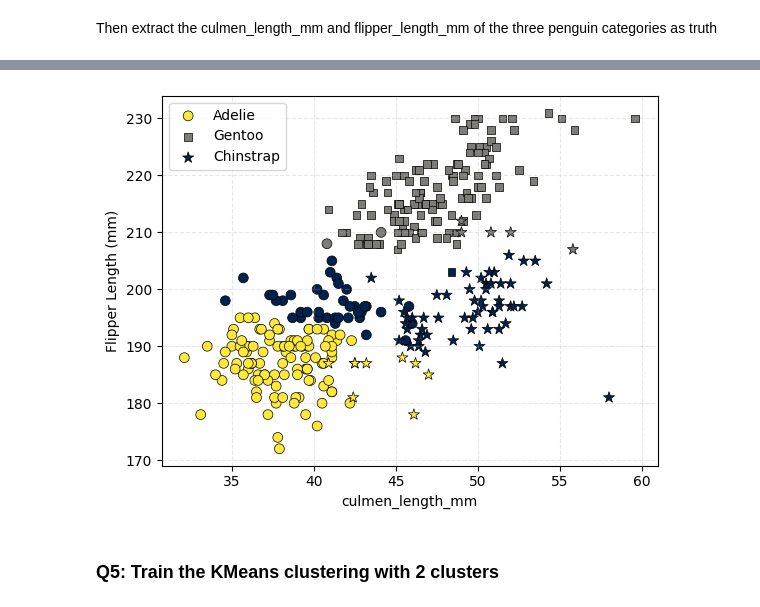
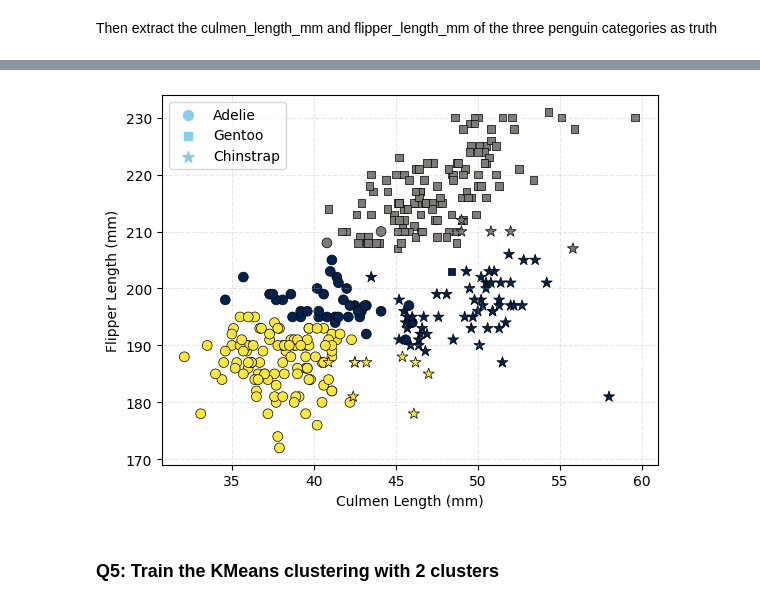
Before and after one commit to Polo-brap/2024_Intro_Python, a Jupyter notebook: ML_EES/IP/W4_S1.ipynb, the cells around one changed output, grey strips where cells are left out. Cells and saved outputs as stored; diff of their text form; code cells hidden in the pictures.

```diff
--- a/ML_EES/IP/W4_S1.ipynb
+++ b/ML_EES/IP/W4_S1.ipynb
@@ -332,22 +332,32 @@ Recreate the figure below
 ![plot3.png](embedded-picture-1)
 # %%
 # Script to recreate the figure
+import matplotlib.pyplot as plt
+
+# Plot the clusters with colormap, but suppress legend labels
 plt.scatter(penguin_df[penguin_df['species']=='Adelie']['culmen_length_mm'], penguin_df[penguin_df['species']=='Adelie']['flipper_length_mm'],
             c=penguin_df[penguin_df['species']=='Adelie']['cluster'],
-            s=50,marker='o',label='Adelie', cmap='cividis',edgecolors='k',linewidths=0.5,vmin=0,vmax=2)
+            s=50, marker='o', cmap='cividis', edgecolors='k', linewidths=0.5, vmin=0, vmax=2)
 plt.scatter(penguin_df[penguin_df['species']=='Gentoo']['culmen_length_mm'], penguin_df[penguin_df['species']=='Gentoo']['flipper_length_mm'],
             c=penguin_df[penguin_df['species']=='Gentoo']['cluster'],
-            s=30,marker='s',label='Gentoo', cmap='cividis',edgecolors='k',linewidths=0.5,vmin=0,vmax=2)
+            s=30, marker='s', cmap='cividis', edgecolors='k', linewidths=0.5, vmin=0, vmax=2)
 plt.scatter(penguin_df[penguin_df['species']=='Chinstrap']['culmen_length_mm'], penguin_df[penguin_df['species']=='Chinstrap']['flipper_length_mm'],
             c=penguin_df[penguin_df['species']=='Chinstrap']['cluster'],
-            s=70,marker='*',label='Chinstrap', cmap='cividis',edgecolors='k',linewidths=0.5,vmin=0,vmax=2)
-plt.grid(linestyle='--',alpha=0.3)
+            s=70, marker='*', cmap='cividis', edgecolors='k', linewidths=0.5, vmin=0, vmax=2)
+
+# Add a custom legend with a neutral light blue color
+neutral_color = '#87CEEB'  # Light matte blue
+plt.scatter([], [], color=neutral_color, marker='o', s=50, label='Adelie')
+plt.scatter([], [], color=neutral_color, marker='s', s=30, label='Gentoo')
+plt.scatter([], [], color=neutral_color, marker='*', s=70, label='Chinstrap')
+
+plt.grid(linestyle='--', alpha=0.3)
 plt.ylabel('Flipper Length (mm)')
-plt.xlabel('culmen_length_mm')
+plt.xlabel('Culmen Length (mm)')
 plt.legend()
 plt.show()
 # %% [output]
-[figure, old version]
+[figure, new version]
 # %%
 #@title Skeleton code
 plt.scatter(_____, _________,c=_______,s=50,marker=___,label='Adelie', cmap='cividis',edgecolors='k',linewidths=0.5,vmin=___,vmax=___)
```
